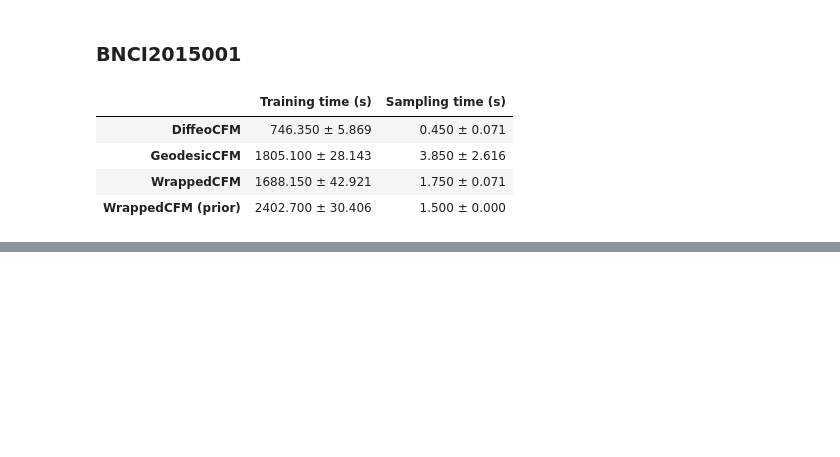
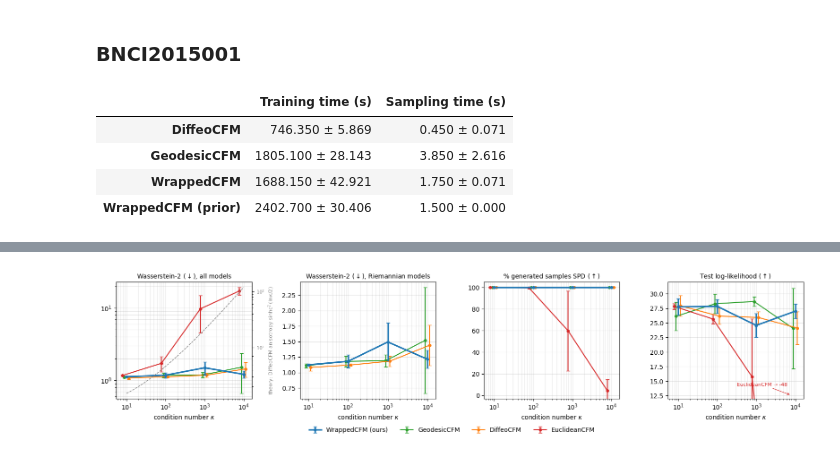
Before and after one commit to thibaultdesurrel/Wrapped_Flow_Matching_SPD, a Jupyter notebook: runner/results/nice_plots.ipynb, the cells around one changed output, grey strips where cells are left out. Saved outputs shown, nothing was run; the diff lists cells and outputs as text; code cells hidden in the pictures; blank space fills up the shorter version.

```diff
--- a/runner/results/nice_plots.ipynb
+++ b/runner/results/nice_plots.ipynb
@@ -163,0 +173,74 @@ BNCI2015001
+# %%
+import numpy as np
+import matplotlib.pyplot as plt
+
+summary = pd.read_csv("synthetic_summary.csv", skipinitialspace=True)
+for c in ("dataset", "model"):
+    summary[c] = summary[c].str.strip()
+
+wg = summary[summary["dataset"].str.startswith("wg_mixture_k")].copy()
+wg["kappa"] = wg["dataset"].str.replace("wg_mixture_k", "", regex=False).astype(float)
+wg = wg.sort_values("kappa")
+
+SWEEP_MODELS = ["wrappedcfm", "geodesiccfm", "diffeocfm", "euclideancfm"]
+RIEMANNIAN = ["wrappedcfm", "geodesiccfm", "diffeocfm"]
+STYLE = {
+    "wrappedcfm":   dict(label="WrappedCFM (ours)", color="tab:blue",   lw=2.4, zorder=5),
+    "geodesiccfm":  dict(label="GeodesicCFM",       color="tab:green",  lw=1.5),
+    "diffeocfm":    dict(label="DiffeoCFM",         color="tab:orange", lw=1.5),
+    "euclideancfm": dict(label="EuclideanCFM",      color="tab:red",    lw=1.5),
+}
+# small multiplicative x-offsets so error bars at the same kappa don't overlap
+OFFSETS = {"wrappedcfm": 1.0, "geodesiccfm": 0.88, "diffeocfm": 1.13, "euclideancfm": 0.78}
+
+
+def draw(ax, models, mcol, scol):
+    for model in models:
+        m = wg[wg["model"] == model]
+        ax.errorbar(m["kappa"] * OFFSETS[model], m[mcol], yerr=m[scol],
+                    marker="o", ms=4, capsize=3, **STYLE[model])
+    ax.set_xscale("log")
+    ax.set_xlabel(r"condition number $\kappa$")
+    ax.grid(alpha=0.3, which="both")
+
+
+fig, axes = plt.subplots(1, 4, figsize=(16, 3.6))
+
+# (a) W2, all models (log scale) + theoretical DiffeoCFM anisotropy at t=1
+draw(axes[0], SWEEP_MODELS, "w2_mean", "w2_std")
+axes[0].set_yscale("log")
+axes[0].set_title(r"Wasserstein-2 ($\downarrow$), all models", fontsize=10)
+kk = np.logspace(1, 4, 200)
+half = np.log(kk) / 2
+ax2 = axes[0].twinx()
+ax2.plot(kk, (np.sinh(half) / half) ** 2, ls="--", color="gray", lw=1)
+ax2.set_yscale("log")
+ax2.set_ylabel(r"theory: DiffeoCFM anisotropy $\operatorname{sinhc}^2(\ln\kappa/2)$",
+               color="gray", fontsize=8)
+ax2.tick_params(axis="y", labelcolor="gray", labelsize=7)
+
+# (b) W2, Riemannian models only (linear zoom)
+draw(axes[1], RIEMANNIAN, "w2_mean", "w2_std")
+axes[1].set_title(r"Wasserstein-2 ($\downarrow$), Riemannian models", fontsize=10)
+
+# (c) % SPD
+draw(axes[2], SWEEP_MODELS, "pct_spd_mean", "pct_spd_std")
+axes[2].set_ylim(-3, 105)
+axes[2].set_title(r"% generated samples SPD ($\uparrow$)", fontsize=10)
+
+# (d) LL, zoomed to the Riemannian range; EuclideanCFM leaves the axis at k=1e4
+draw(axes[3], SWEEP_MODELS, "ll_mean", "ll_std")
+axes[3].set_ylim(12, 32)
+axes[3].set_title(r"Test log-likelihood ($\uparrow$)", fontsize=10)
+e4 = wg[(wg["model"] == "euclideancfm") & (wg["kappa"] == 10000)]["ll_mean"].iloc[0]
+axes[3].annotate(f"EuclideanCFM → {e4:.0f}", xy=(10000 * OFFSETS["euclideancfm"], 12.6),
+                 xytext=(320, 14.2), fontsize=8, color="tab:red",
+                 arrowprops=dict(arrowstyle="->", color="tab:red", lw=0.8))
+
+handles, labels = axes[0].get_legend_handles_labels()
+fig.legend(handles, labels, ncol=4, loc="lower center", bbox_to_anchor=(0.5, -0.07), frameon=False)
+fig.tight_layout()
+#fig.savefig("wg_mixture_condition_sweep.pdf", bbox_inches="tight")
+plt.show()
+# %% [output]
+[figure, added]
```
Also changed, not shown: parts of 1 cell of this notebook, 5 other files.
